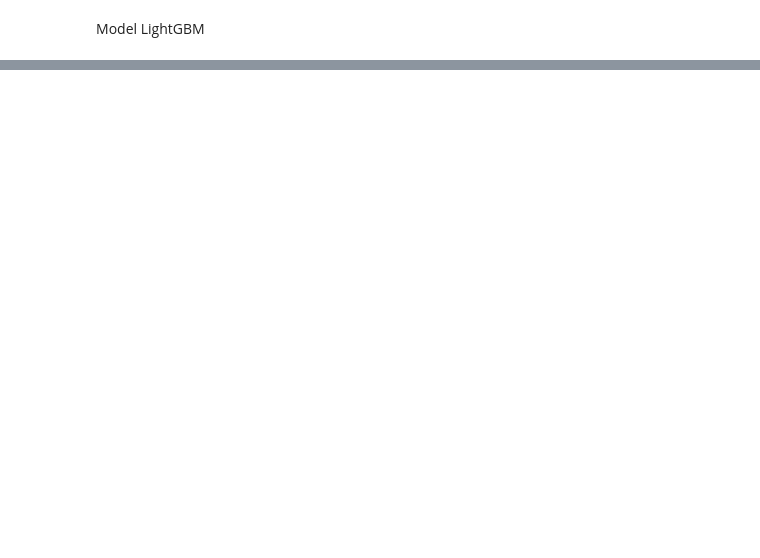
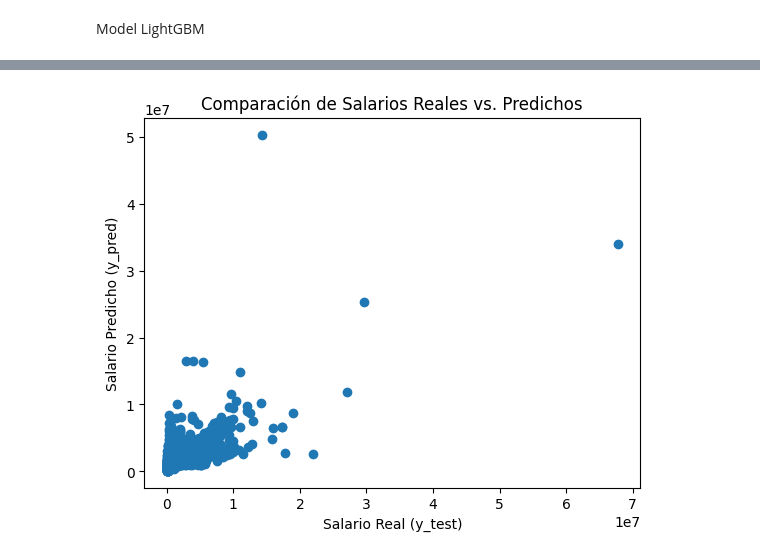
Before and after one commit to jesusoviedo/paraguay-public-servant-salary-calculato, a Jupyter notebook: data/analysis/data_set_analysis.ipynb, the cells around one changed output, grey strips where cells are left out. Saved outputs shown, nothing was run; the diff lists cells and outputs as text; code cells hidden in the pictures; blank space fills up the shorter version.

```diff
--- a/data/analysis/data_set_analysis.ipynb
+++ b/data/analysis/data_set_analysis.ipynb
@@ -549,0 +544,10 @@ plt.legend()
+# %%
+import matplotlib.pyplot as plt
+
+plt.scatter(y_test[:2000,], y_pred[:2000,])
+plt.xlabel("Salario Real (y_test)")
+plt.ylabel("Salario Predicho (y_pred)")
+plt.title("Comparación de Salarios Reales vs. Predichos")
+plt.show()
+# %% [output]
+[figure, added]
```
Also changed, not shown: parts of 32 cells of this notebook.
